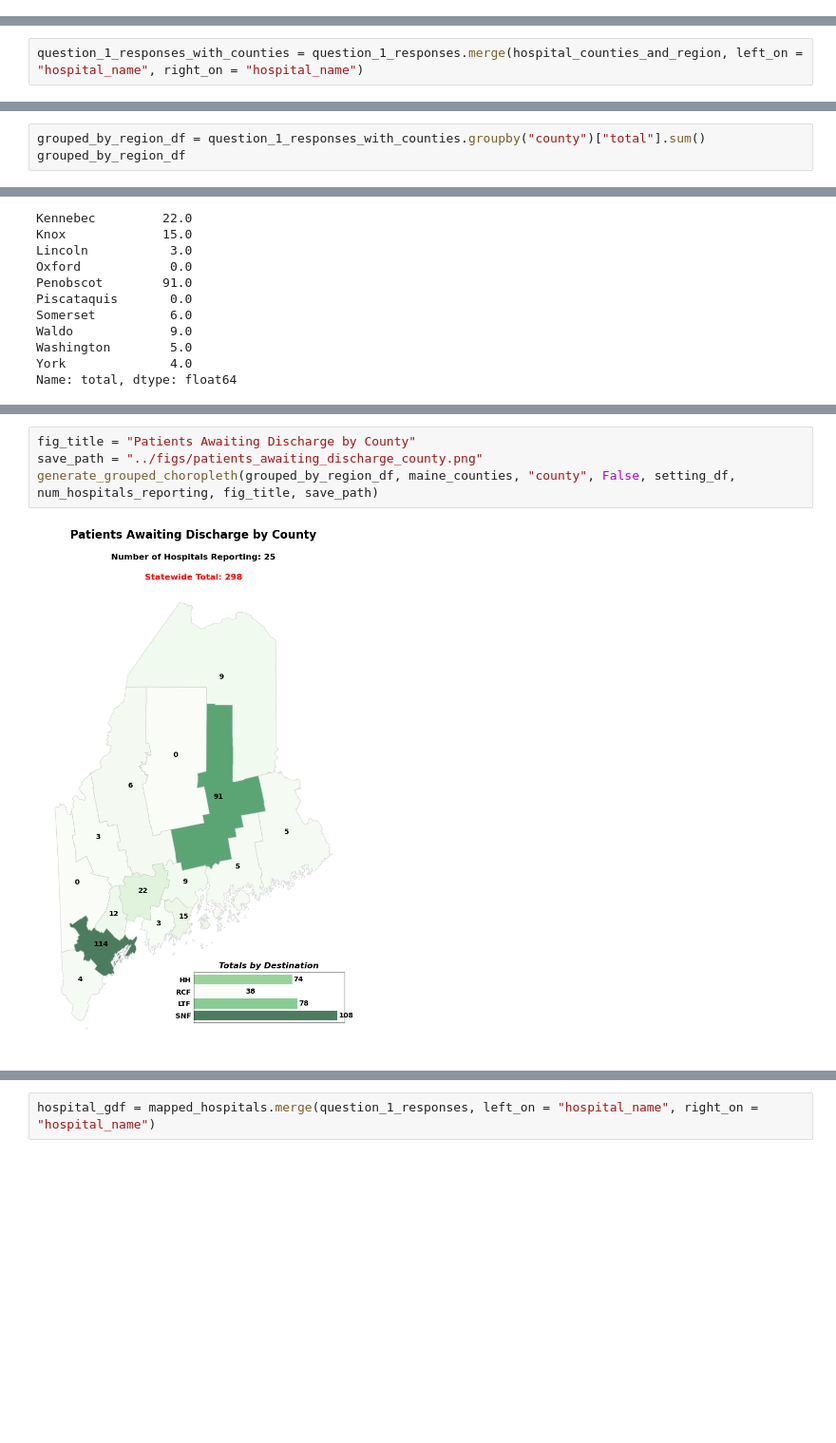
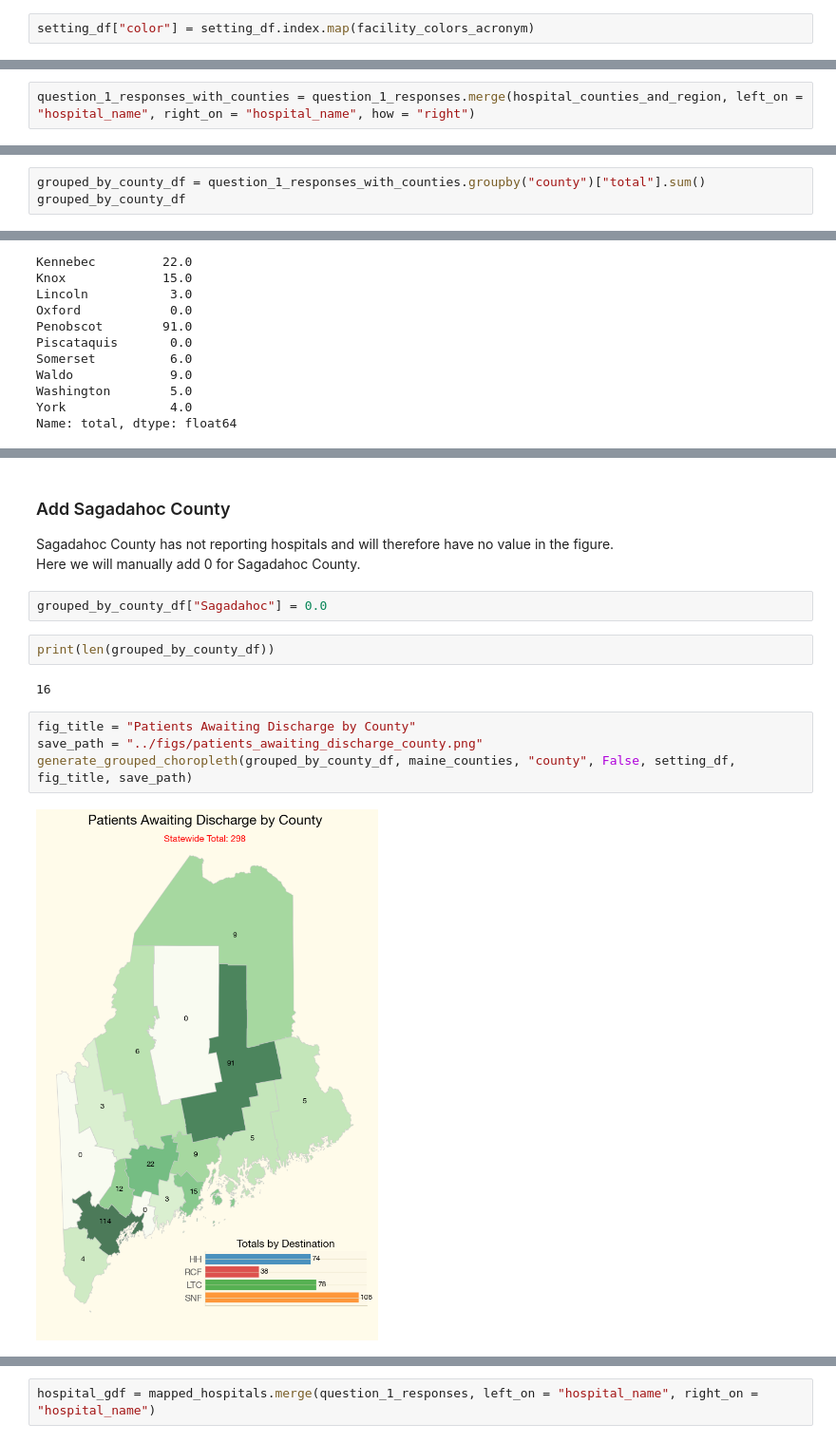
Before and after one commit to nfarrell011/patient-throughput, a Jupyter notebook: analyses/maps_geopandas.ipynb, the cells around one changed output, grey strips where cells are left out. Shown at 95% size. Drawn from its saved outputs; the diff is of its cells as text; blank space fills up the shorter version.

```diff
--- a/analyses/maps_geopandas.ipynb
+++ b/analyses/maps_geopandas.ipynb
@@ -516,5 +731,7 @@ setting_df.index = ["SNF", "LTF", "RCF", "HH"]
 # %%
 setting_df.rename(columns = {0:"count"}, inplace = True)
+# %%
+setting_df["color"] = setting_df.index.map(facility_colors_acronym)
 # %%
 setting_df
 # %% [output]
@@ -528,7 +745,7 @@ setting_df["count"] = pd.to_numeric(setting_df["count"], errors="coerce")
 # %%
 question_1_responses = question_1_responses[["hospital_name", "total"]]
 # %%
-question_1_responses_with_counties = question_1_responses.merge(hospital_counties_and_region, left_on = "hospital_name", right_on = "hospital_name")
+question_1_responses_with_counties = question_1_responses.merge(hospital_counties_and_region, left_on = "hospital_name", right_on = "hospital_name", how = "right")
 # %%
 question_1_responses_with_counties.rename(columns = {"NAME": "county"}, inplace = True)
 # %% [markdown]
@@ -555,8 +772,8 @@ generate_grouped_choropleth(grouped_by_region_df, maine_counties, "region", True
 # %% [markdown]
 ### Group Question # 1 by County
 # %%
-grouped_by_region_df = question_1_responses_with_counties.groupby("county")["total"].sum()
-grouped_by_region_df
+grouped_by_county_df = question_1_responses_with_counties.groupby("county")["total"].sum()
+grouped_by_county_df
 # %% [output]
 county
 Androscoggin     12.0
@@ -578,6 +799,16 @@ Name: total, dtype: float64
+# %% [markdown]
+### Add Sagadahoc County
+Sagadahoc County has not reporting hospitals and will therefore have no value in the figure.
+Here we will manually add 0 for Sagadahoc County.
+# %%
+grouped_by_county_df["Sagadahoc"] = 0.0
+# %%
+print(len(grouped_by_county_df))
+# %% [output]
+16
 # %%
 fig_title = "Patients Awaiting Discharge by County"
 save_path = "../figs/patients_awaiting_discharge_county.png"
-generate_grouped_choropleth(grouped_by_region_df, maine_counties, "county", False, setting_df, num_hospitals_reporting, fig_title, save_path)
+generate_grouped_choropleth(grouped_by_county_df, maine_counties, "county", False, setting_df, fig_title, save_path)
 # %% [output]
-[figure, old version]
+[figure, new version]
```
Also changed, not shown: parts of 51 cells of this notebook, 9 other files.
